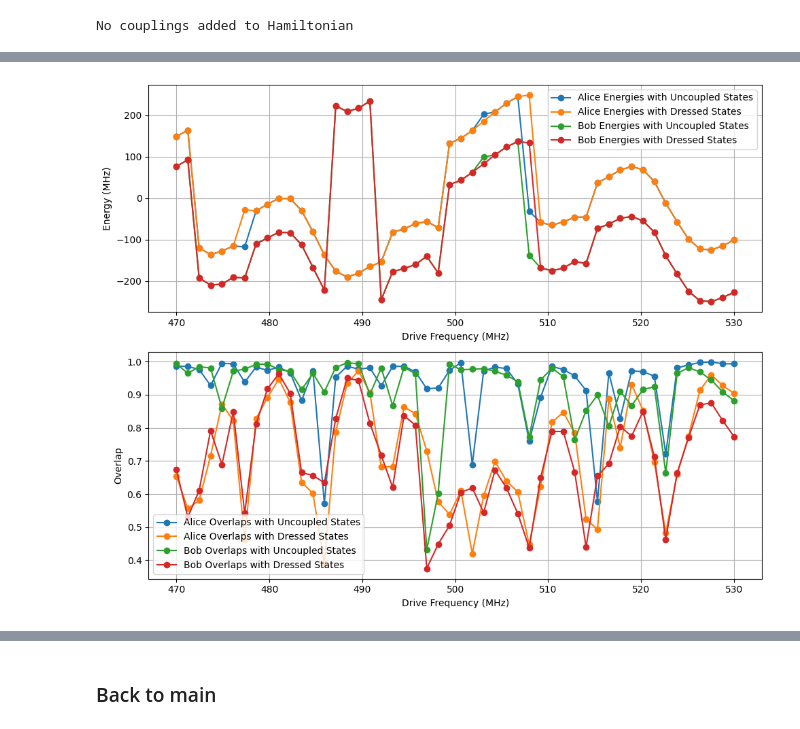
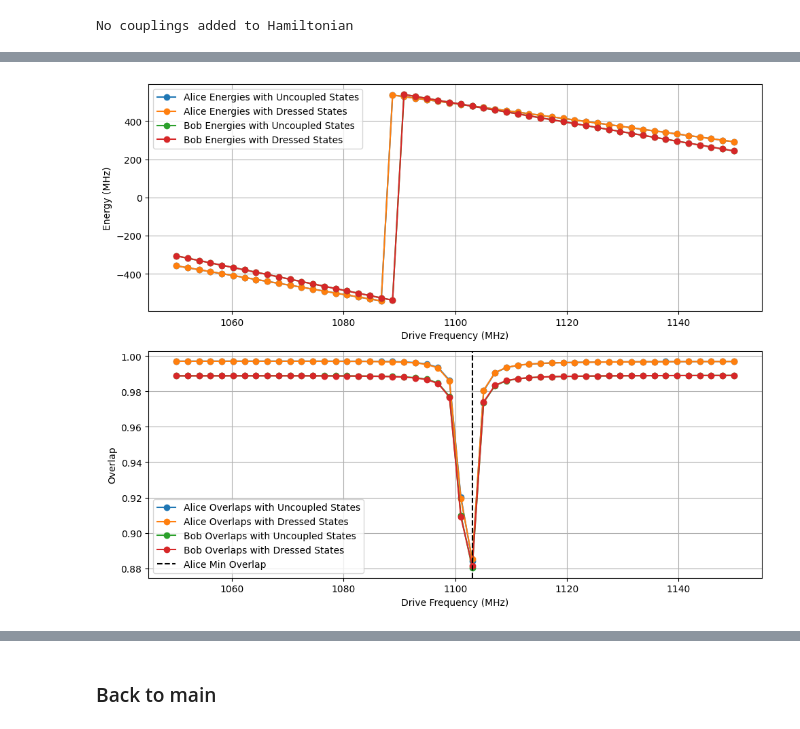
Before and after one commit to SchusterLab/multimode_sims, a Jupyter notebook: coupler/250527_floquet_linc.ipynb, the cells around one changed output, grey strips where cells are left out. Drawn from its saved outputs; the diff is of its cells as text; code cells hidden in the pictures.

Commit message:
last of mid june floquet

```diff
--- a/coupler/250527_floquet_linc.ipynb
+++ b/coupler/250527_floquet_linc.ipynb
@@ -599,6 +599,6 @@ Minus Overlap: 0.36809172337210005
 # %% [markdown]
 ### Lets do undriven vs driven sweep
 # %%
-min_freq = 1075 * 2 * np.pi
-max_amp = 1125 * 2 * np.pi
-amp = 0.03
+min_freq = 1050 * 2 * np.pi
+max_amp = 1150 * 2 * np.pi
+amp = 0.001
@@ -642,71 +628,22 @@ Error:
 # %%
-def calculate_overlaps_and_energies(floquet_class_uncoup, floquet_class_coup, coup_ham, return_args_uncoup, return_args_coup, state_label):
-    overlaps_coup_with_uncoupled = []
-    energies_coup_with_uncoupled = []
-    overlaps_coup_with_dressed = []
-    energies_coup_with_dressed = []
-
-    for idx, freq in enumerate(return_args_coup['frequencies']):
-        state = coup_ham.basis_states[coup_ham.ket_to_basis_index(state_label)]
-
-        # Find the state in the uncoupled modes
-        overlap_idxs, overlaps = floquet_class_uncoup.find_max_overlap_indices(
-            state, return_args_uncoup['modes'][idx], return_overlaps=True
-        )
-        driven_uncoupled_state = return_args_uncoup['modes'][idx][overlap_idxs[0]]
-
-        # Find the states in driven coupled modes closest to the uncoupled states
-        overlap_idxs, overlaps = floquet_class_coup.find_max_overlap_indices(
-            driven_uncoupled_state, return_args_coup['modes'][idx], return_overlaps=True
-        )
-        overlaps_coup_with_uncoupled.append(overlaps[0])
-        energies_coup_with_uncoupled.append(return_args_coup['energies'][idx][overlap_idxs[0]])
-
-        # Find the states in driven coupled modes closest to the dressed states
-        overlap_idxs, overlaps = floquet_class_coup.find_max_overlap_indices(
-            coup_ham.dressed_states[coup_ham.basis_to_dressed_mapping_dict[coup_ham.ket_to_basis_index(state_label)]],
-            return_args_coup['modes'][idx],
-            return_overlaps=True
-        )
-        overlaps_coup_with_dressed.append(overlaps[0])
-        energies_coup_with_dressed.append(return_args_coup['energies'][idx][overlap_idxs[0]])
-
-    return overlaps_coup_with_uncoupled, energies_coup_with_uncoupled, overlaps_coup_with_dressed, energies_coup_with_dressed
 
 # Call the function for Alice and Bob
-alice_overlaps_coup_with_uncoupled, alice_energies_coup_with_uncoupled, alice_overlaps_coup_with_dressed, alice_energies_coup_with_dressed = calculate_overlaps_and_energies(
-    floquet_class_uncoup, floquet_class_coup, coup_ham, return_args_uncoup, return_args_coup, '|1,0,0>'
+alice_results = coup_ham.calculate_coupled_uncoupled_dressed_overlaps_and_energies(
+    floquet_class_uncoup, floquet_class_coup,  return_args_uncoup, return_args_coup, '|1,0,0>'
 )
 
-bob_overlaps_coup_with_uncoupled, bob_energies_coup_with_uncoupled, bob_overlaps_coup_with_dressed, bob_energies_coup_with_dressed = calculate_overlaps_and_energies(
-    floquet_class_uncoup, floquet_class_coup, coup_ham, return_args_uncoup, return_args_coup, '|0,1,0>'
+bob_results = coup_ham.calculate_coupled_uncoupled_dressed_overlaps_and_energies(
+    floquet_class_uncoup, floquet_class_coup, return_args_uncoup, return_args_coup, '|0,1,0>'
 )
 
-
-# Plotting
-fig, (ax1, ax2) = plt.subplots(2, 1, figsize=(10, 8))
-
-# Plot energies
-ax1.plot(return_args_coup['frequencies'] / 2 / np.pi, np.array(alice_energies_coup_with_uncoupled) / 2 / np.pi, 'o-', label='Alice Energies with Uncoupled States')
-ax1.plot(return_args_coup['frequencies'] / 2 / np.pi, np.array(alice_energies_coup_with_dressed) / 2 / np.pi, 'o-', label='Alice Energies with Dressed States')
-ax1.plot(return_args_coup['frequencies'] / 2 / np.pi, np.array(bob_energies_coup_with_uncoupled) / 2 / np.pi, 'o-', label='Bob Energies with Uncoupled States')
-ax1.plot(return_args_coup['frequencies'] / 2 / np.pi, np.array(bob_energies_coup_with_dressed) / 2 / np.pi, 'o-', label='Bob Energies with Dressed States')
-ax1.set_xlabel('Drive Frequency (MHz)')
-ax1.set_ylabel('Energy (MHz)')
-ax1.legend()
-ax1.grid()
-
-# Plot overlaps
-ax2.plot(return_args_coup['frequencies'] / 2 / np.pi, alice_overlaps_coup_with_uncoupled, 'o-', label='Alice Overlaps with Uncoupled States')
-ax2.plot(return_args_coup['frequencies'] / 2 / np.pi, alice_overlaps_coup_with_dressed, 'o-', label='Alice Overlaps with Dressed States')
-ax2.plot(return_args_coup['frequencies'] / 2 / np.pi, bob_overlaps_coup_with_uncoupled, 'o-', label='Bob Overlaps with Uncoupled States')
-ax2.plot(return_args_coup['frequencies'] / 2 / np.pi, bob_overlaps_coup_with_dressed, 'o-', label='Bob Overlaps with Dressed States')
-ax2.set_xlabel('Drive Frequency (MHz)')
-ax2.set_ylabel('Overlap')
-ax2.legend()
-ax2.grid()
-
-plt.tight_layout()
-plt.show()
+min_freq, min_idx = coup_ham.plot_coupled_uncoupled_dressed_overlaps_and_energies(return_args_coup,
+                                                                 alice_results,
+                                                                 bob_results)
+# Call the function for plus and minus states
+plus_minus_results = coup_ham.calculate_overlaps_and_energies_plus_minus(
+    floquet_class_uncoup, floquet_class_coup,  return_args_uncoup, return_args_coup, '|1,0,0>', '|0,1,0>'
+)
+# Plot the results for plus and minus states
+min_energy_diff = coup_ham.plot_plus_minus_overlaps_and_energies(return_args_coup, return_args_uncoup, plus_minus_results, min_idx)
 # %% [output]
-[figure, old version]
+[figure, new version]
```
Also changed, not shown: parts of 7 cells of this notebook, 8 other files.
